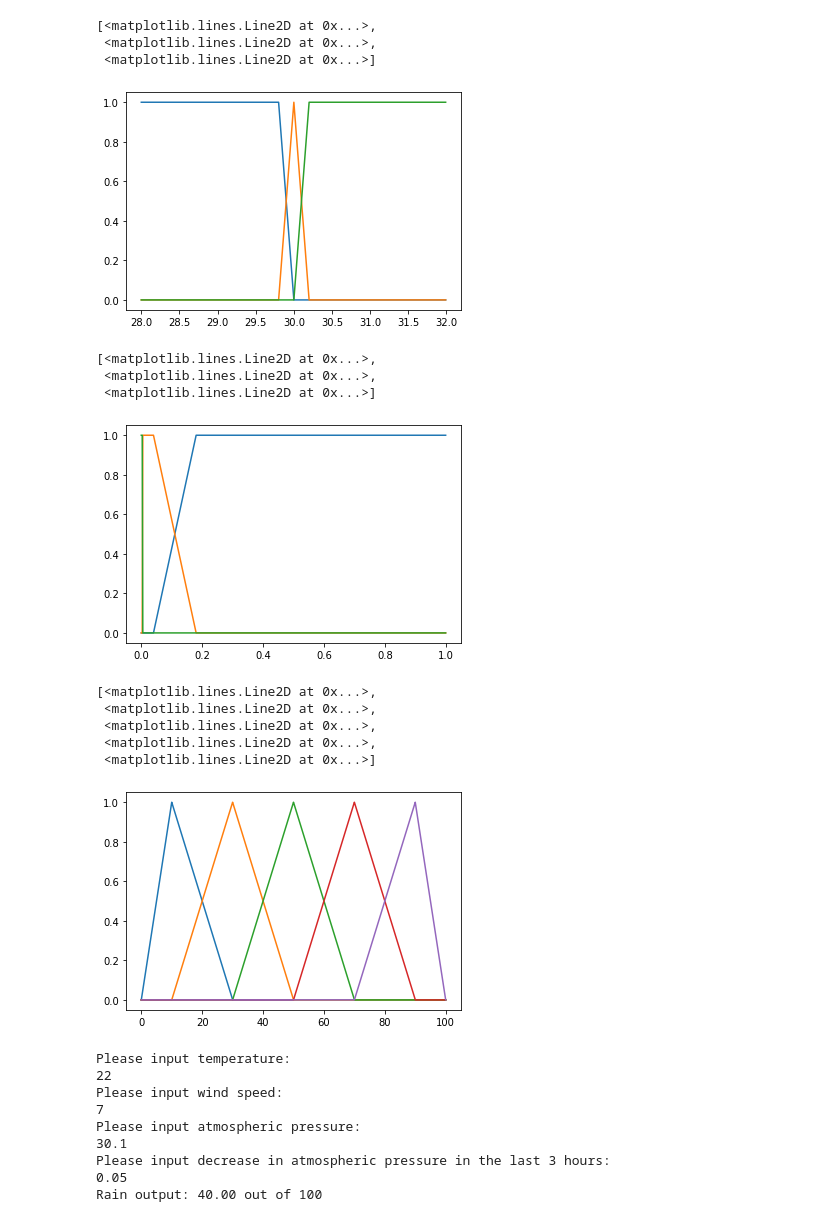
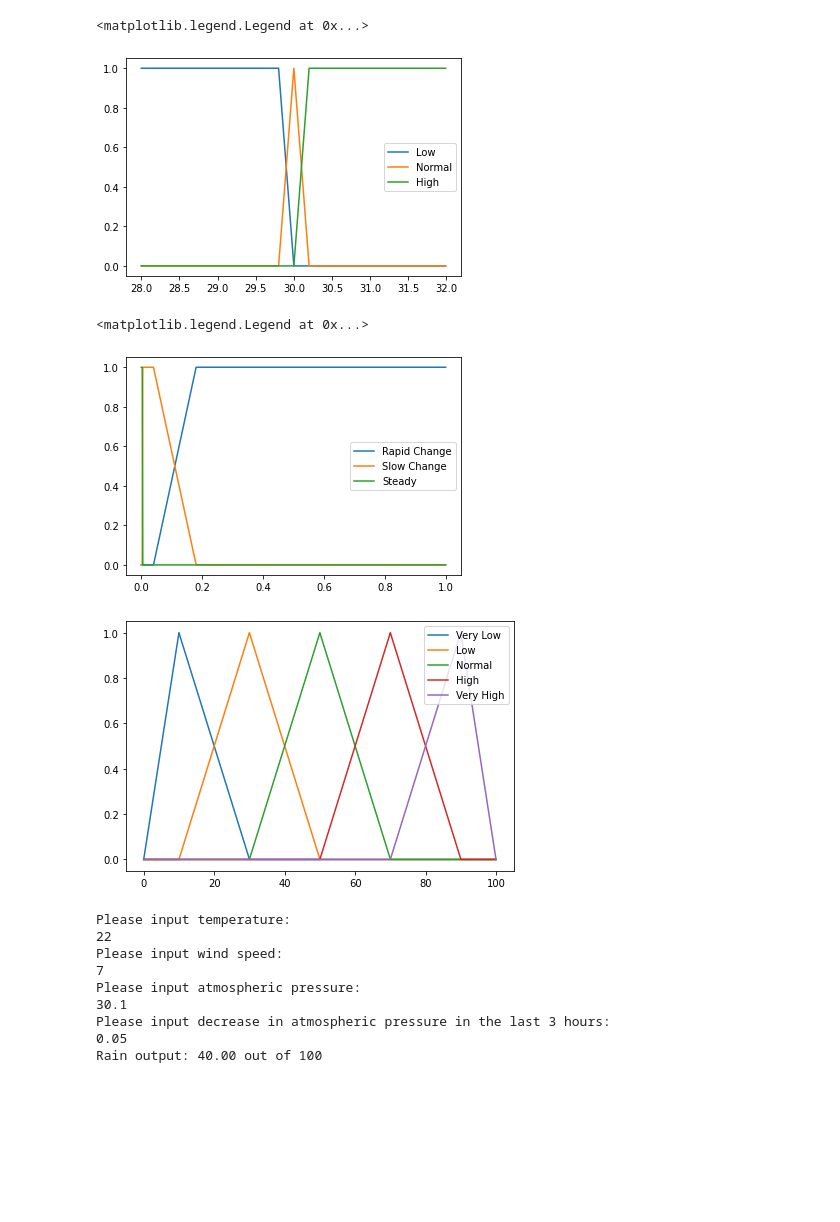
Before and after one commit to IssacChew/Rain_Prediction, a Jupyter notebook: Rain_Prediction.ipynb, the cells around one changed output. Cells and saved outputs as stored; diff of their text form; code cells hidden in the pictures; blank space fills up the shorter version.

Commit message:
Added legend in all the plots

```diff
--- a/Rain_Prediction.ipynb
+++ b/Rain_Prediction.ipynb
@@ -66,26 +72,21 @@ plt.plot(wind,wind_vl,wind,wind_l,wind,wind_n,wind,wind_h,wind,wind_vh)
 # %%
 plt.plot(atm,atm_l,atm,atm_n,atm,atm_h)
+plt.legend(["Low", "Normal", "High"])
 # %% [output]
-[<matplotlib.lines.Line2D at 0x...>,
- <matplotlib.lines.Line2D at 0x...>,
- <matplotlib.lines.Line2D at 0x...>]
+<matplotlib.legend.Legend at 0x...>
-[figure, old version]
+[figure, new version]
 # %%
 plt.plot(rate,rate_rc,rate,rate_sc,rate,rate_s)
+plt.legend(["Rapid Change", "Slow Change", "Steady"])
 # %% [output]
-[<matplotlib.lines.Line2D at 0x...>,
- <matplotlib.lines.Line2D at 0x...>,
- <matplotlib.lines.Line2D at 0x...>]
+<matplotlib.legend.Legend at 0x...>
-[figure, old version]
+[figure, new version]
 # %%
 plt.plot(rain,rain_vl,rain,rain_l,rain,rain_n,rain,rain_h,rain,rain_vh)
+plt.legend(["Very Low", "Low", "Normal", "High", "Very High"])
+plt.tight_layout()
 # %% [output]
-[<matplotlib.lines.Line2D at 0x...>,
- <matplotlib.lines.Line2D at 0x...>,
- <matplotlib.lines.Line2D at 0x...>,
- <matplotlib.lines.Line2D at 0x...>,
- <matplotlib.lines.Line2D at 0x...>]
-[figure, old version]
+[figure, new version]
 # %%
 def fuzzification(input_temp, input_wind, input_atm, input_rate):
   temp_is_vl=fuzz.interp_membership(temp,temp_vl,input_temp) #domain, membership function, value
```
Also changed, not shown: parts of 3 cells of this notebook.
